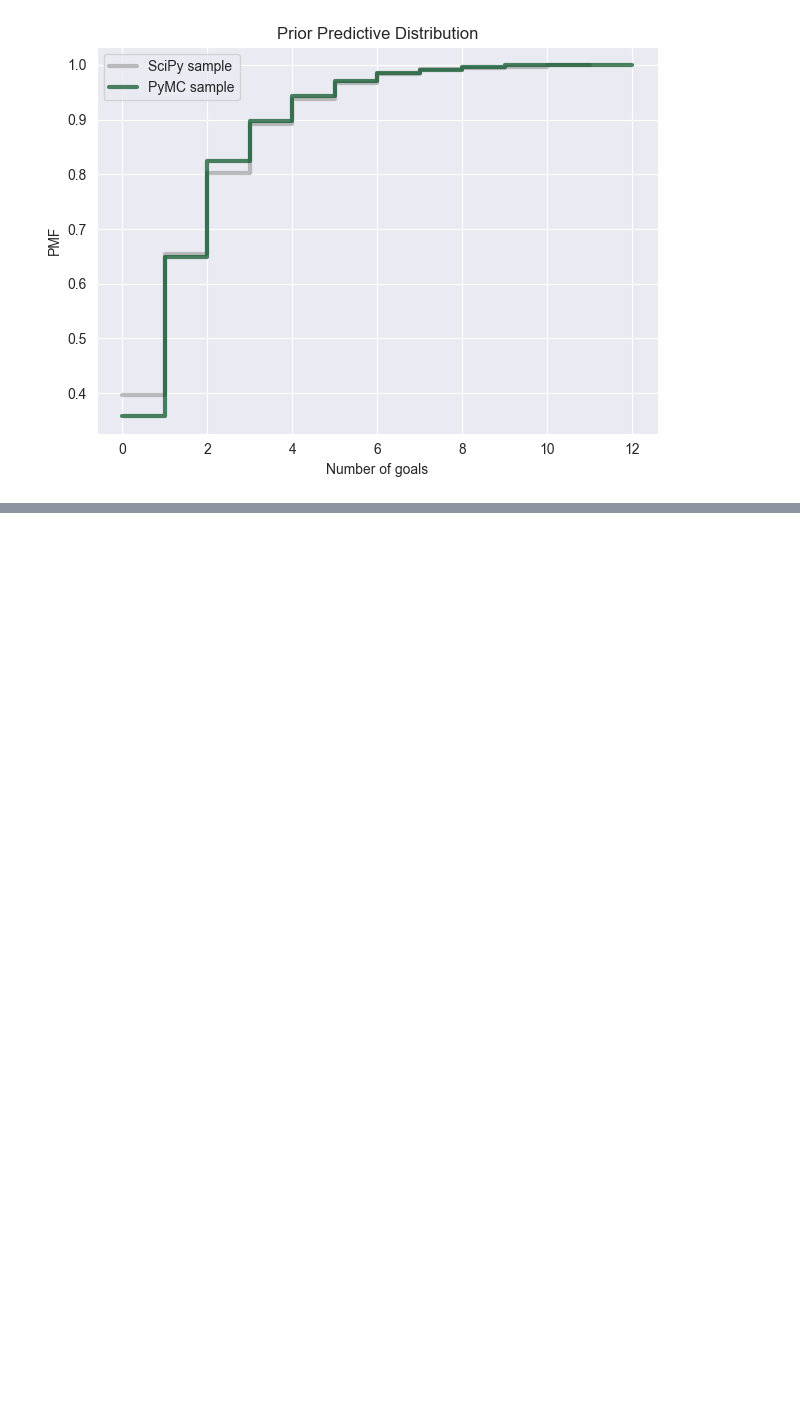
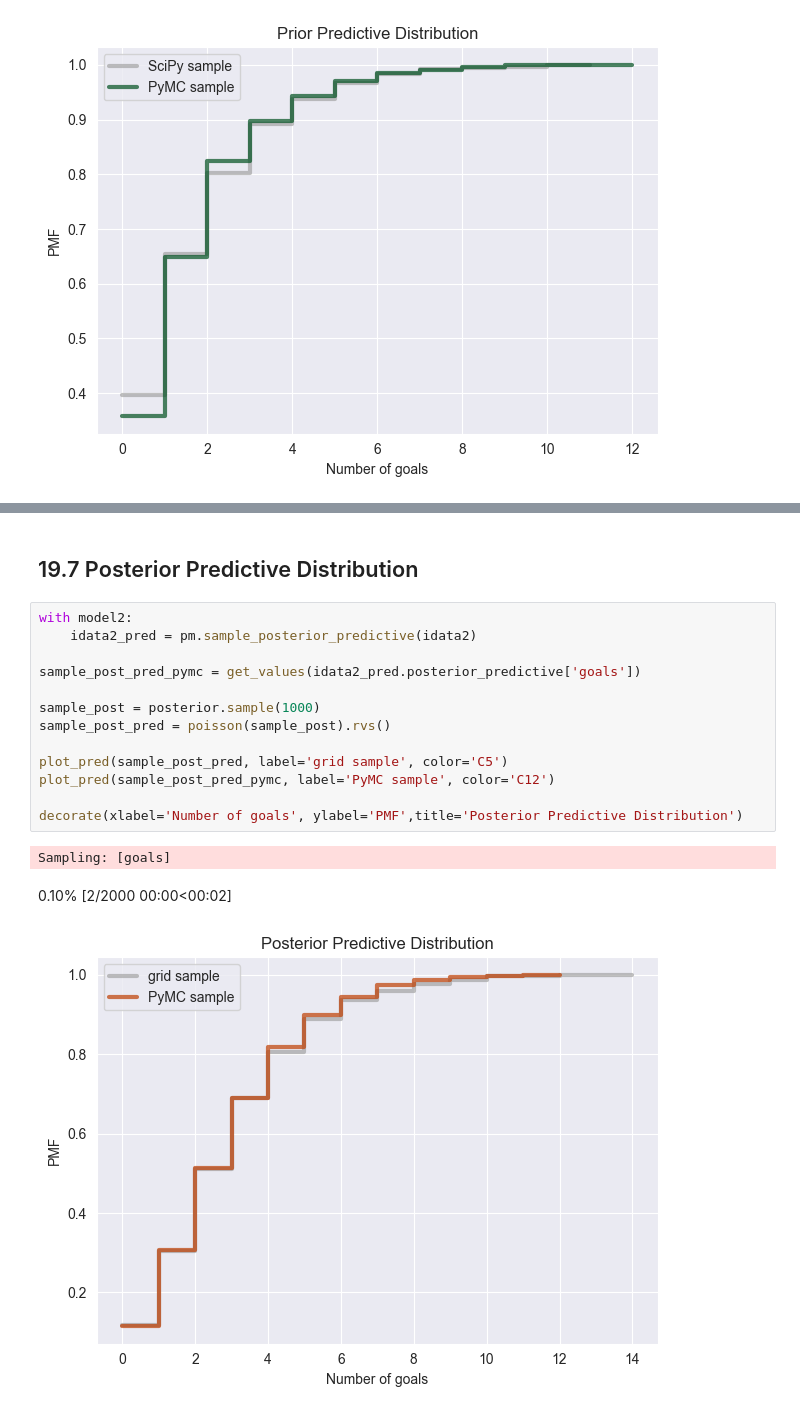
Before and after one commit to Xupeiyi/think-bayes, a Jupyter notebook: chapter19.ipynb, the cells around one changed output, grey strips where cells are left out. Cells and saved outputs as stored; diff of their text form; blank space fills up the shorter version.

```diff
--- a/chapter19.ipynb
+++ b/chapter19.ipynb
@@ -92,0 +118,19 @@ decorate(xlabel='Number of goals', ylabel='PMF', title='Prior Predictive Distrib
+# %% [markdown]
+## 19.7 Posterior Predictive Distribution
+# %%
+with model2:
+    idata2_pred = pm.sample_posterior_predictive(idata2)
+
+sample_post_pred_pymc = get_values(idata2_pred.posterior_predictive['goals'])
+
+sample_post = posterior.sample(1000)
+sample_post_pred = poisson(sample_post).rvs()
+
+plot_pred(sample_post_pred, label='grid sample', color='C5')
+plot_pred(sample_post_pred_pymc, label='PyMC sample', color='C12')
+
+decorate(xlabel='Number of goals', ylabel='PMF',title='Posterior Predictive Distribution')
+# %% [output]
+Sampling: [goals]
+0.10% [2/2000 00:00<00:02]
+[figure, added]
```
Also changed, not shown: parts of 3 cells of this notebook.
